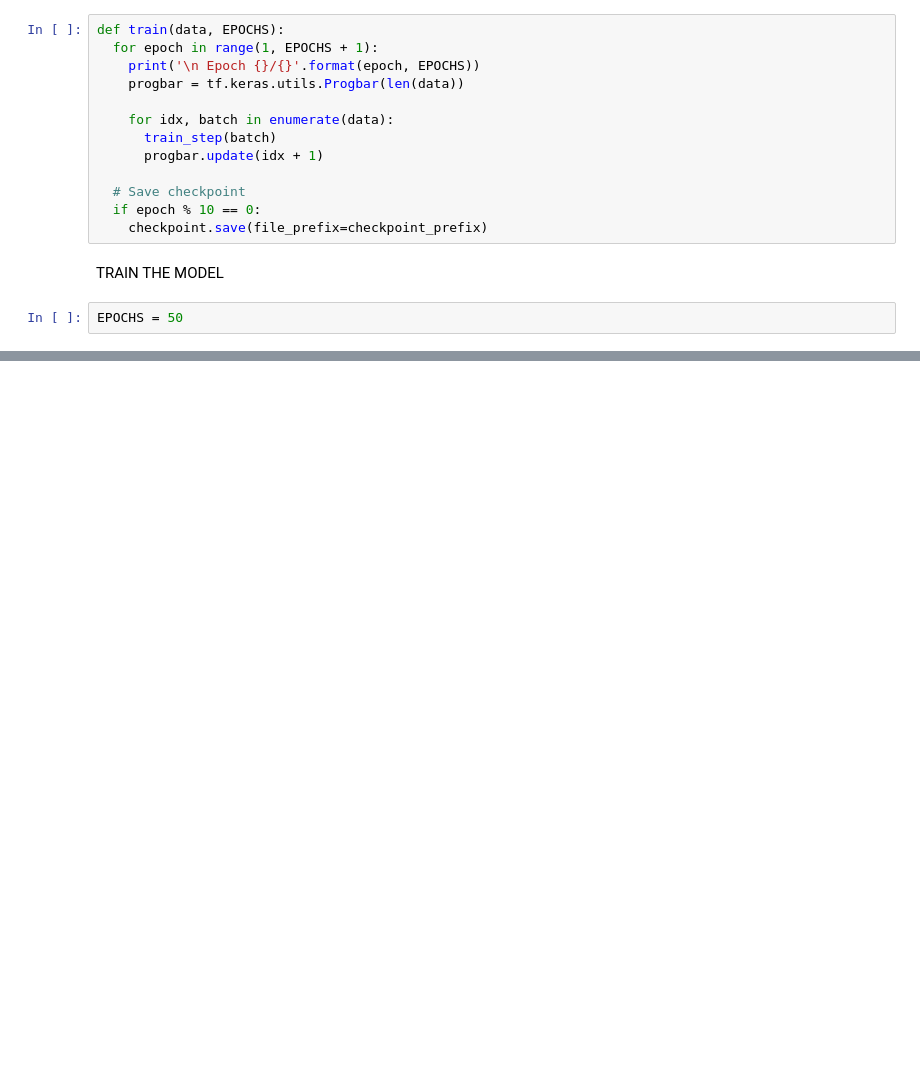
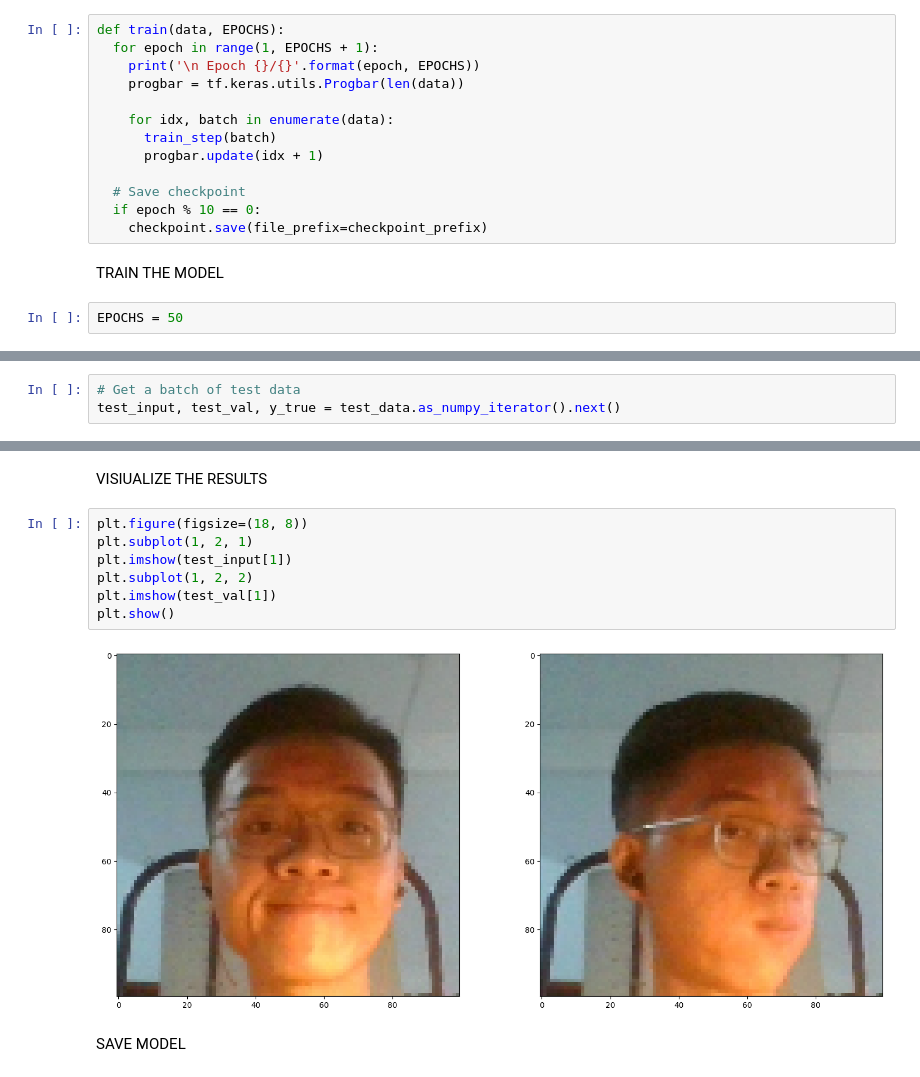
Before and after one commit to CrispyChillies/face-recognition, a Jupyter notebook: main.ipynb, the cells around one changed output, grey strips where cells are left out. Saved outputs shown, nothing was run; the diff lists cells and outputs as text; blank space fills up the shorter version.

Commit message:
Create and save model

```diff
--- a/main.ipynb
+++ b/main.ipynb
@@ -490,0 +482,3 @@ Tensor("binary_crossentropy/truediv:0", shape=(), dtype=float32)
+# %%
+# Get a batch of test data
+test_input, test_val, y_true = test_data.as_numpy_iterator().next()
@@ -490,0 +539,13 @@ Tensor("binary_crossentropy/truediv:0", shape=(), dtype=float32)
+# %% [markdown]
+VISIUALIZE THE RESULTS
+# %%
+plt.figure(figsize=(18, 8))
+plt.subplot(1, 2, 1)
+plt.imshow(test_input[1])
+plt.subplot(1, 2, 2)
+plt.imshow(test_val[1])
+plt.show()
+# %% [output]
+[figure, added]
+# %% [markdown]
+SAVE MODEL
```
Also changed, not shown: parts of 19 cells of this notebook, 1 other file.
